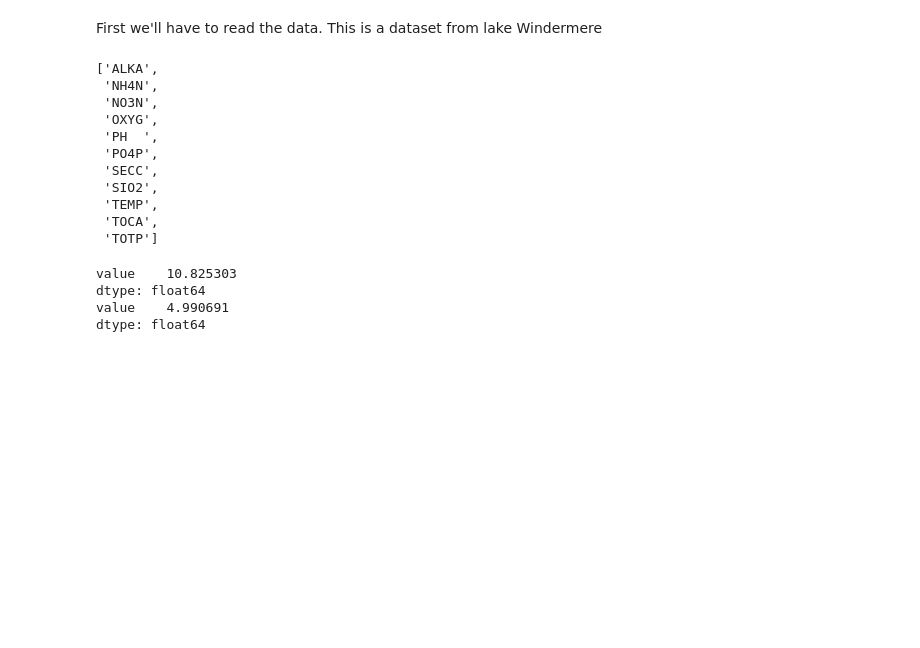
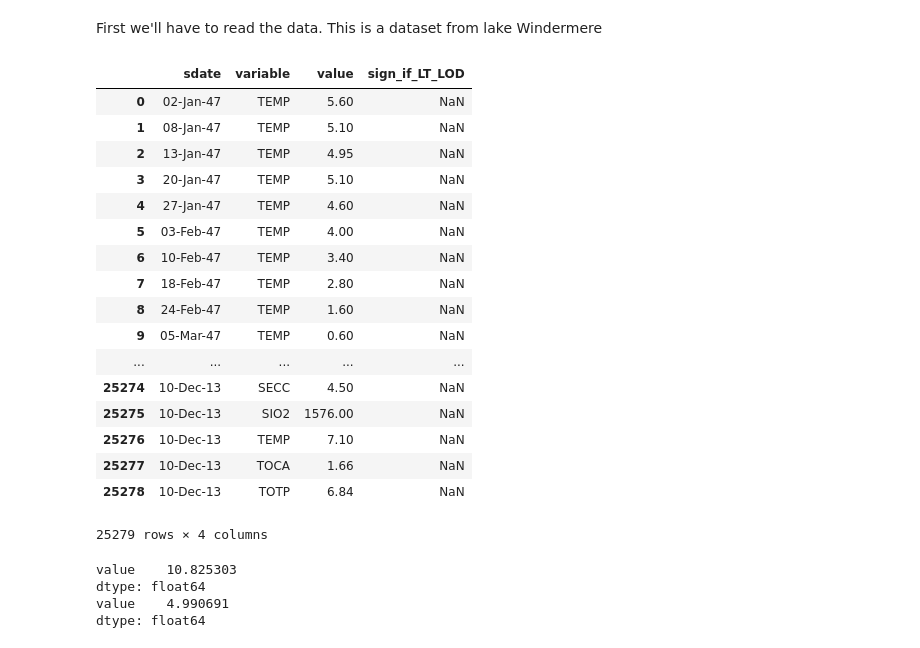
Before and after one commit to maaleske/data-mining-2018, a Jupyter notebook: 01-Introduction.ipynb, the cells around one changed output. Cells and saved outputs as stored; diff of their text form; code cells hidden in the pictures; blank space fills up the shorter version.

```diff
--- a/01-Introduction.ipynb
+++ b/01-Introduction.ipynb
@@ -30,19 +30,27 @@ import pandas as pd
 First we'll have to read the data. This is a dataset from lake Windermere
 # %%
 data = pd.read_csv('Windermere_NBAS_data_1945_2013.txt')
-list(np.unique(data.variable))
+data
+#list(np.unique(data.variable))
 # %% [output]
+|  | sdate | variable | value | sign_if_LT_LOD |
+| 0 | 02-Jan-47 | TEMP | 5.60 | NaN |
+| 1 | 08-Jan-47 | TEMP | 5.10 | NaN |
+| 2 | 13-Jan-47 | TEMP | 4.95 | NaN |
+| 3 | 20-Jan-47 | TEMP | 5.10 | NaN |
+| 4 | 27-Jan-47 | TEMP | 4.60 | NaN |
+| 5 | 03-Feb-47 | TEMP | 4.00 | NaN |
+| 6 | 10-Feb-47 | TEMP | 3.40 | NaN |
+| 7 | 18-Feb-47 | TEMP | 2.80 | NaN |
+| 8 | 24-Feb-47 | TEMP | 1.60 | NaN |
+| 9 | 05-Mar-47 | TEMP | 0.60 | NaN |
+| ... | ... | ... | ... | ... |
+| 25274 | 10-Dec-13 | SECC | 4.50 | NaN |
+| 25275 | 10-Dec-13 | SIO2 | 1576.00 | NaN |
+| 25276 | 10-Dec-13 | TEMP | 7.10 | NaN |
+| 25277 | 10-Dec-13 | TOCA | 1.66 | NaN |
+| 25278 | 10-Dec-13 | TOTP | 6.84 | NaN |
-['ALKA',
- 'NH4N',
- 'NO3N',
- 'OXYG',
- 'PH  ',
- 'PO4P',
- 'SECC',
- 'SIO2',
- 'TEMP',
- 'TOCA',
- 'TOTP']
+25279 rows × 4 columns
 # %%
 temps_vs_oxyg = data[data['variable'] == 'TEMP']
 print(temps.mean())
```
Also changed, not shown: parts of 2 cells of this notebook, 2 other files.
